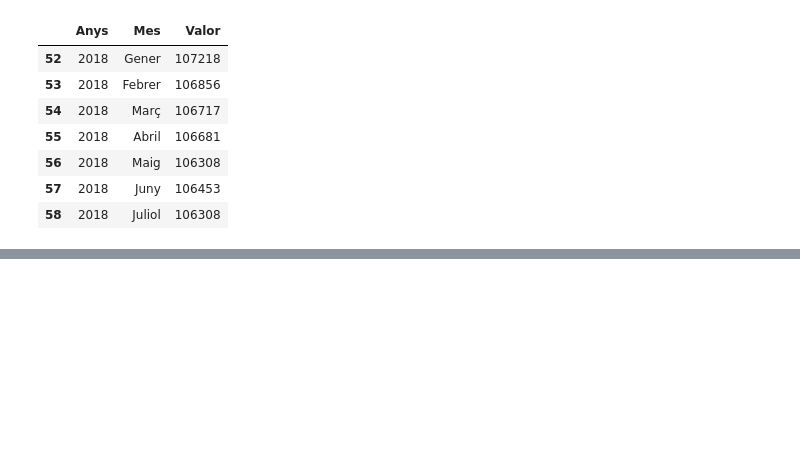
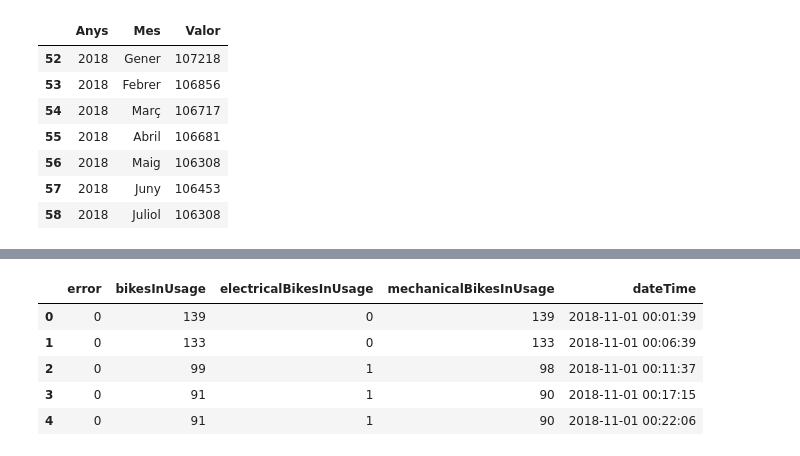
Before and after one commit to jonathan9879/barcelona_data, a Jupyter notebook: Data_tables.ipynb, the cells around one changed output, grey strips where cells are left out. Cells and saved outputs as stored; diff of their text form; code cells hidden in the pictures; blank space fills up the shorter version.

```diff
--- a/Data_tables.ipynb
+++ b/Data_tables.ipynb
@@ -186,0 +219,10 @@ accidents = pd.DataFrame(data = accidents_data)
+# %%
+bicing_usage1118 = pd.read_csv('https://opendata-ajuntament.barcelona.cat/data/dataset/4a469cf6-dbab-4aa1-b492-aa0af9af93c9/resource/6d35ca24-03f3-4a7c-b3fc-d46df3280302/download/2018_11_novembre_bicing_us.csv')
+bicing_usage1118.head()
+# %% [output]
+|  | error | bikesInUsage | electricalBikesInUsage | mechanicalBikesInUsage | dateTime |
+| 0 | 0 | 139 | 0 | 139 | 2018-11-01 00:01:39 |
+| 1 | 0 | 133 | 0 | 133 | 2018-11-01 00:06:39 |
+| 2 | 0 | 99 | 1 | 98 | 2018-11-01 00:11:37 |
+| 3 | 0 | 91 | 1 | 90 | 2018-11-01 00:17:15 |
+| 4 | 0 | 91 | 1 | 90 | 2018-11-01 00:22:06 |
```
Also changed, not shown: parts of 8 cells of this notebook.
